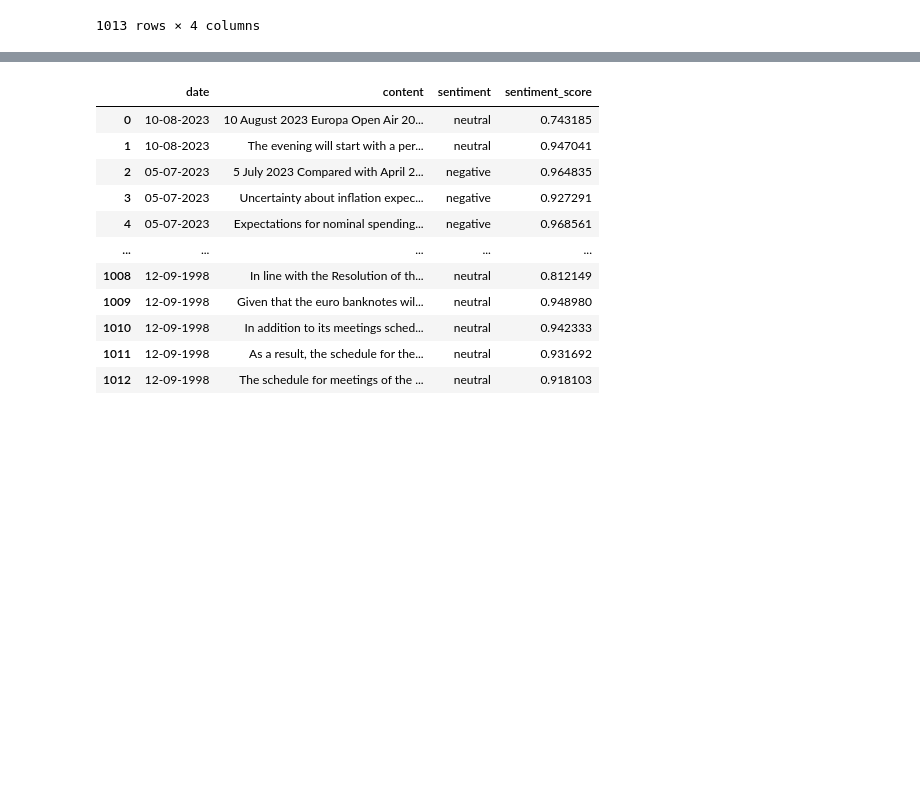
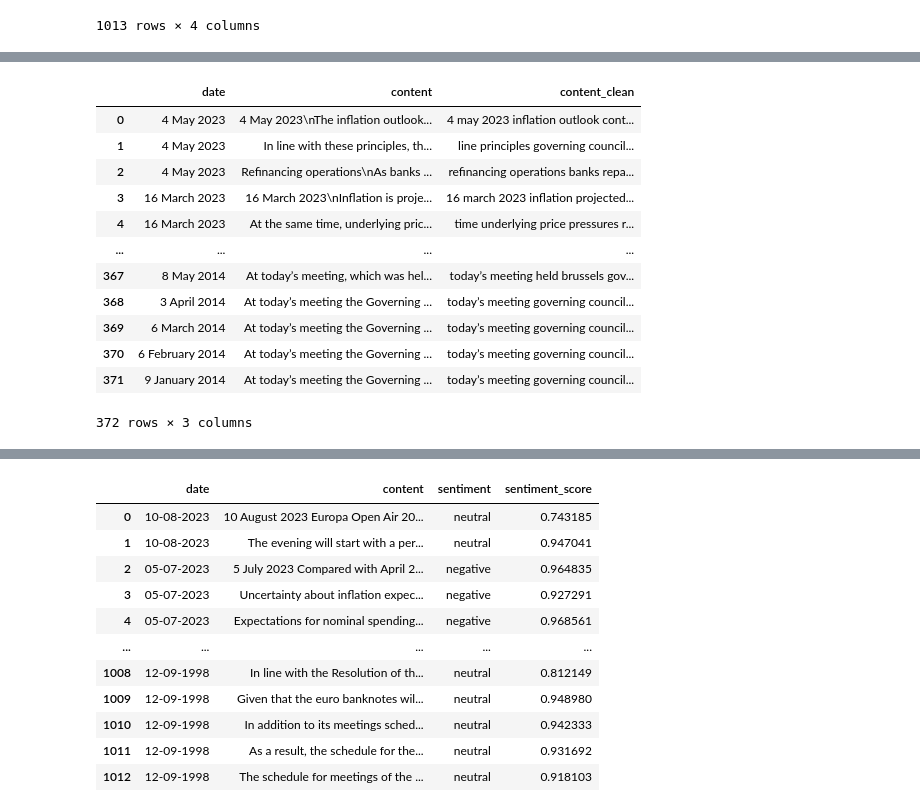
Before and after one commit to OzodbekOzodov/ecb-speeches, a Jupyter notebook: compact_notebook.ipynb, the cells around one changed output, grey strips where cells are left out. Drawn from its saved outputs; the diff is of its cells as text; code cells hidden in the pictures; blank space fills up the shorter version.

```diff
--- a/compact_notebook.ipynb
+++ b/compact_notebook.ipynb
@@ -519,0 +592,18 @@ press_releases_long
+# %%
+announcements = split_paragraphs(announcements)
+announcements['content_clean'] = announcements['content'].apply(clean_text)
+announcements
+# %% [output]
+|  | date | content | content_clean |
+| 0 | 4 May 2023 | 4 May 2023\nThe inflation outlook... | 4 may 2023 inflation outlook cont... |
+| 1 | 4 May 2023 | In line with these principles, th... | line principles governing council... |
+| 2 | 4 May 2023 | Refinancing operations\nAs banks ... | refinancing operations banks repa... |
+| 3 | 16 March 2023 | 16 March 2023\nInflation is proje... | 16 march 2023 inflation projected... |
+| 4 | 16 March 2023 | At the same time, underlying pric... | time underlying price pressures r... |
+| ... | ... | ... | ... |
+| 367 | 8 May 2014 | At today’s meeting, which was hel... | today’s meeting held brussels gov... |
+| 368 | 3 April 2014 | At today’s meeting the Governing ... | today’s meeting governing council... |
+| 369 | 6 March 2014 | At today’s meeting the Governing ... | today’s meeting governing council... |
+| 370 | 6 February 2014 | At today’s meeting the Governing ... | today’s meeting governing council... |
+| 371 | 9 January 2014 | At today’s meeting the Governing ... | today’s meeting governing council... |
+372 rows × 3 columns
```
Also changed, not shown: parts of 12 cells of this notebook, 2 other files.
